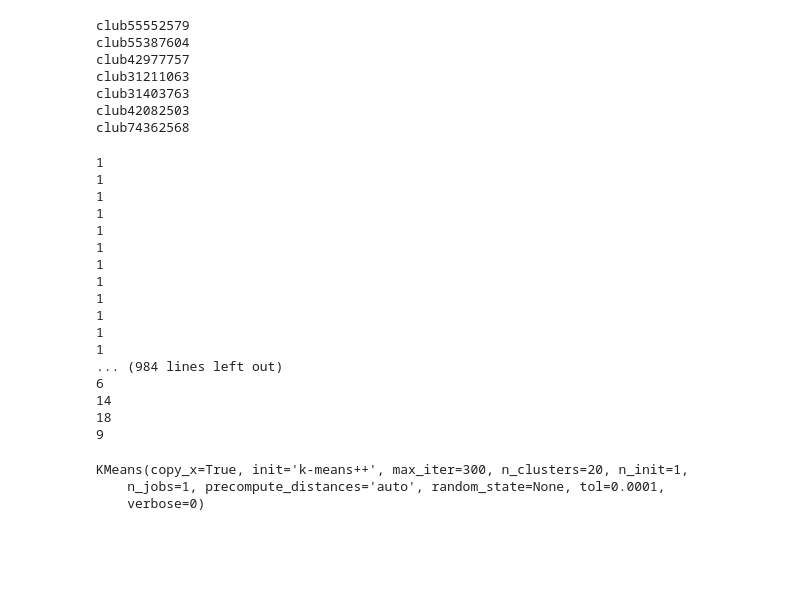
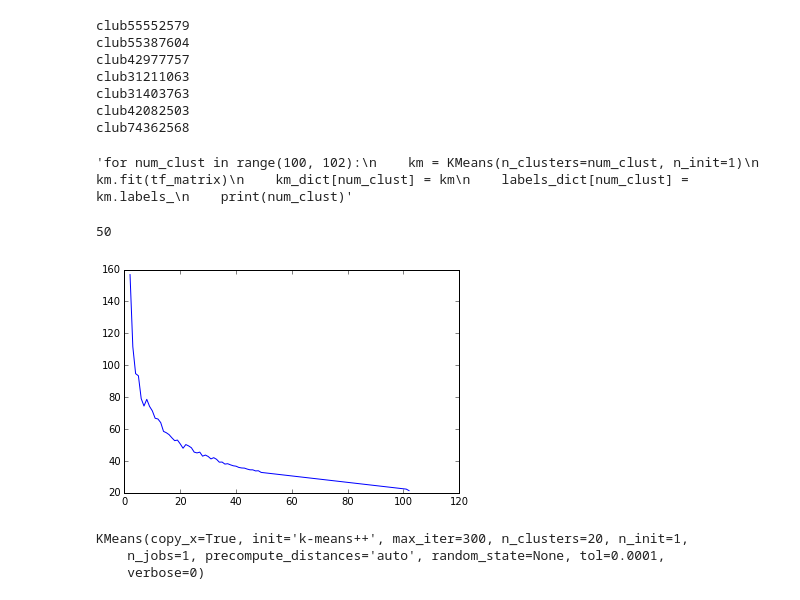
Before and after one commit to blastname/vk_clusterization, a Jupyter notebook: vk_clusterization.ipynb, the cells around one changed output. Saved outputs shown, nothing was run; the diff lists cells and outputs as text; code cells hidden in the pictures; blank space fills up the shorter version.

Commit message:
update vk_clusterization

```diff
--- a/vk_clusterization.ipynb
+++ b/vk_clusterization.ipynb
@@ -163,14 +163,15 @@ stop_words = file.read().split("\n")
 file.close()
 # %%
 # Токенизация и удаление стоп слов
+tokenizer = RegexpTokenizer(r'\w+')
 tokenized_data = {}
-k = 0
+
 for key in data_dict:
     tokens = tokenizer.tokenize(data_dict[key])
     stopped_tokens = [i for i in tokens if not i in stop_words]
     tokenized_data[key] = stopped_tokens
 
-pickle.dump(new_data, open('lemmatized_tokenized_text', 'wb'))
+pickle.dump(tokenized_data, open('lemmatized_tokenized_text', 'wb'))
 # %%
 tokenized_data = pickle.load(open('lemmatized_tokenized_text', 'rb'))
 # %% [markdown]
@@ -329,21 +300,3 @@ club74362568
 # %%
 for key in clustdict:
     print(len(clustdict[key]))
-# %% [output]
-1
-1
-1
-1
-1
-1
-1
-1
-1
-1
-1
-1
-... (984 lines left out)
-6
-14
-18
-9
@@ -352,3 +303,34 @@ keys[7889]
+# %%
+from sklearn.metrics import calinski_harabaz_score
+
+
+calinski = []
+i = 2
+for key in labels_dict:
+    calinski.append(calinski_harabaz_score(tf_matrix, labels_dict[key]))
+
+"""km_dict = {}
+labels_dict = {}"""
+"""for num_clust in range(100, 102):
+    km = KMeans(n_clusters=num_clust, n_init=1)
+    km.fit(tf_matrix)
+    km_dict[num_clust] = km
+    labels_dict[num_clust] = km.labels_
+    print(num_clust)"""
+# %% [output]
+'for num_clust in range(100, 102):\n    km = KMeans(n_clusters=num_clust, n_init=1)\n    km.fit(tf_matrix)\n    km_dict[num_clust] = km\n    labels_dict[num_clust] = km.labels_\n    print(num_clust)'
+# %%
+len(list(range(2,50)) + [])
+# %% [output]
+50
+# %%
+%matplotlib inline
+import matplotlib.pyplot as plt
+
+plt.plot(list(range(2,50))+[101,102], calinski)
+plt.show()
+# %% [output]
+[figure, added]
 # %%
 n_clusters = 20
 km = KMeans(n_clusters=n_clusters, init='k-means++', n_init=1)
```
Also changed, not shown: parts of 8 cells of this notebook.
